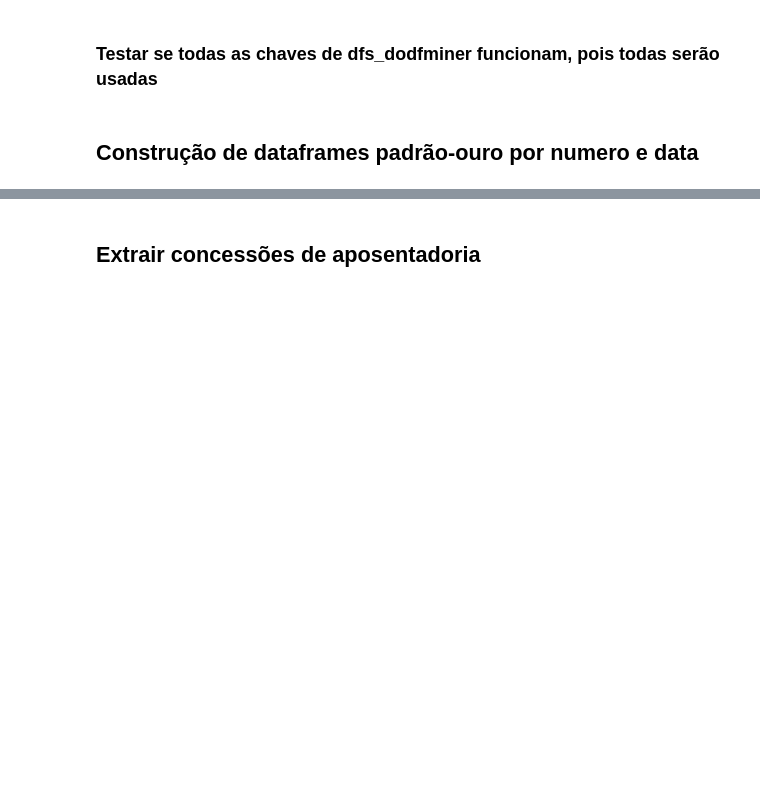
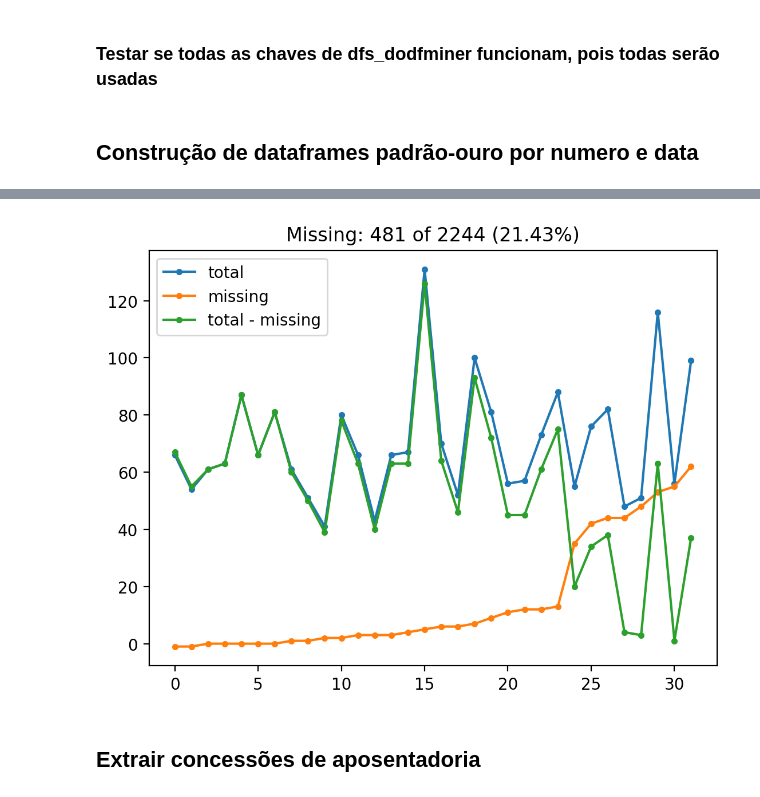
Before and after one commit to UnB-KnEDLe/experiments, a Jupyter notebook: members/maffei/aposentadoria-ouro-comparacao/run-comparison.ipynb, the cells around one changed output, grey strips where cells are left out. Drawn from its saved outputs; the diff is of its cells as text; code cells hidden in the pictures; blank space fills up the shorter version.

```diff
--- a/members/maffei/aposentadoria-ouro-comparacao/run-comparison.ipynb
+++ b/members/maffei/aposentadoria-ouro-comparacao/run-comparison.ipynb
@@ -110,10 +95,3 @@ for k in dfs_dodfminer:
 dfs_ouro = {}
 for k in dfs_dodfminer:
         dfs_ouro[k] = douro[(douro.data == k[0]) & (douro.num == int(k[1]))]
-# %%
-for k in dfs_dodfminer:
-    df_top = dfs_ouro[k]
-    df_meh = dfs_dodfminer[k]
-    true_names = list(sorted(df_top.nome_sigrh.dropna()))
-    meh_names = list(sorted(df_meh.nome.dropna()))
-    print('\t', *zip_longest(meh_names, true_names), sep='\n\t', end='\n\n\n')
@@ -142,3 +185,18 @@ for k in dfs_dodfminer:
+# %%
+_=dc[['missing', 'total']].copy()
+_.sort_values('missing', inplace=True)
+# %%
+plt.figure(figsize=(6.4, 4.8), dpi=200)
+for y in [_.total, _.missing, _.total - _.missing]:
+    plt.plot(range(_.shape[0]), y, marker='.')
+plt.legend(['total', 'missing', 'total - missing']);
+plt.title(
+    f'Missing: {_.missing.sum()} of {_.total.sum()}'
+    f' ({(_.missing.sum()/_.total.sum())*100:.2f}%)',
+    loc='center');
+plt.show()
+# %% [output]
+[figure, added]
 # %% [markdown]
 ## Extrair concessões de aposentadoria
 # %%
```
Also changed, not shown: parts of 9 cells of this notebook, 2 other files.
